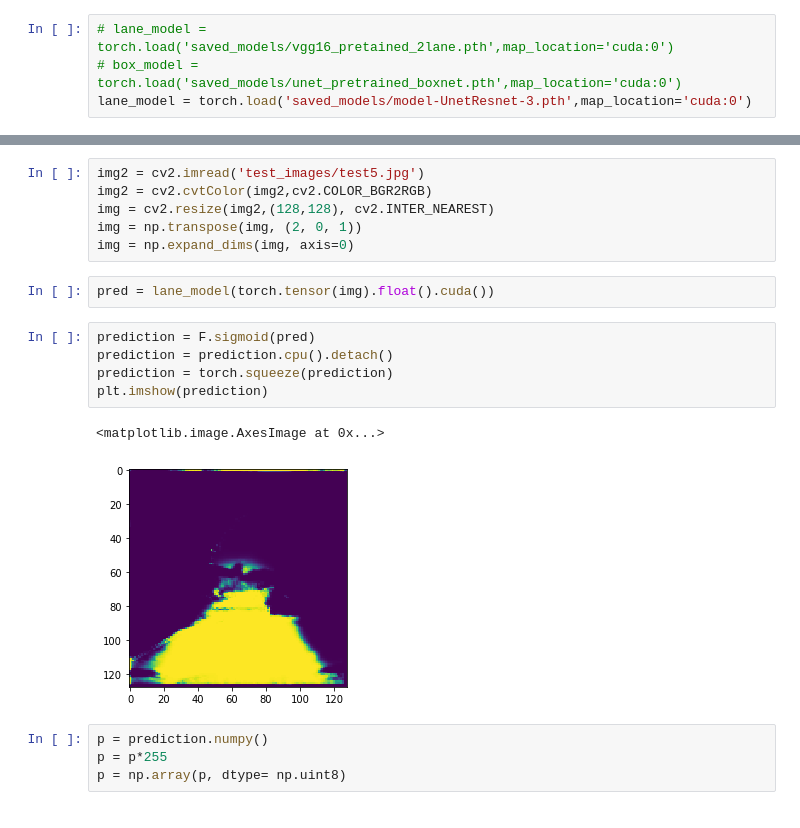
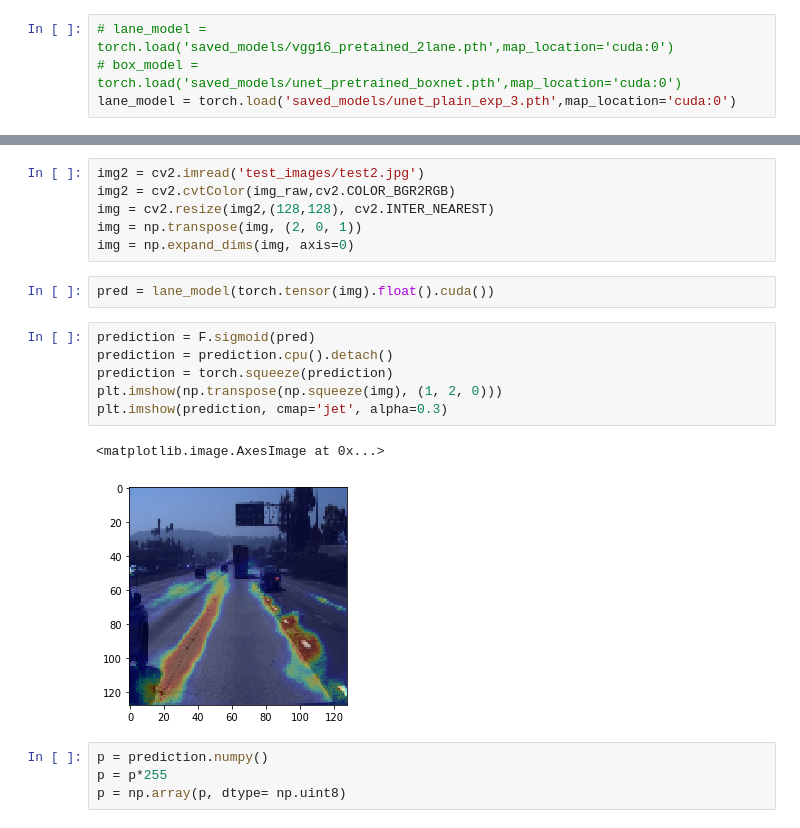
Before and after one commit to anudeepsekhar/Lane-Detection-Pytorch, a Jupyter notebook: scripts/LaneDetection.ipynb, the cells around one changed output, grey strips where cells are left out. Saved outputs shown, nothing was run; the diff lists cells and outputs as text.

```diff
--- a/scripts/LaneDetection.ipynb
+++ b/scripts/LaneDetection.ipynb
@@ -25,4 +25,4 @@ class LinModel(nn.Module):
 # %%
 # lane_model = torch.load('saved_models/vgg16_pretained_2lane.pth',map_location='cuda:0')
 # box_model = torch.load('saved_models/unet_pretrained_boxnet.pth',map_location='cuda:0')
-lane_model = torch.load('saved_models/model-UnetResnet-3.pth',map_location='cuda:0')
+lane_model = torch.load('saved_models/unet_plain_exp_3.pth',map_location='cuda:0')
@@ -111,7 +93,7 @@ UNetResnet(
 )
 # %%
-img2 = cv2.imread('test_images/test5.jpg')
-img2 = cv2.cvtColor(img2,cv2.COLOR_BGR2RGB)
+img2 = cv2.imread('test_images/test2.jpg')
+img2 = cv2.cvtColor(img_raw,cv2.COLOR_BGR2RGB)
 img = cv2.resize(img2,(128,128), cv2.INTER_NEAREST)
 img = np.transpose(img, (2, 0, 1))
 img = np.expand_dims(img, axis=0)
@@ -120,11 +102,12 @@ pred = lane_model(torch.tensor(img).float().cuda())
 # %%
 prediction = F.sigmoid(pred)
 prediction = prediction.cpu().detach()
 prediction = torch.squeeze(prediction)
-plt.imshow(prediction)
+plt.imshow(np.transpose(np.squeeze(img), (1, 2, 0)))
+plt.imshow(prediction, cmap='jet', alpha=0.3)
 # %% [output]
 <matplotlib.image.AxesImage at 0x...>
-[figure, old version]
+[figure, new version]
 # %%
 p = prediction.numpy()
 p = p*255
```
Also changed, not shown: parts of 4 cells of this notebook, 3 other files.
